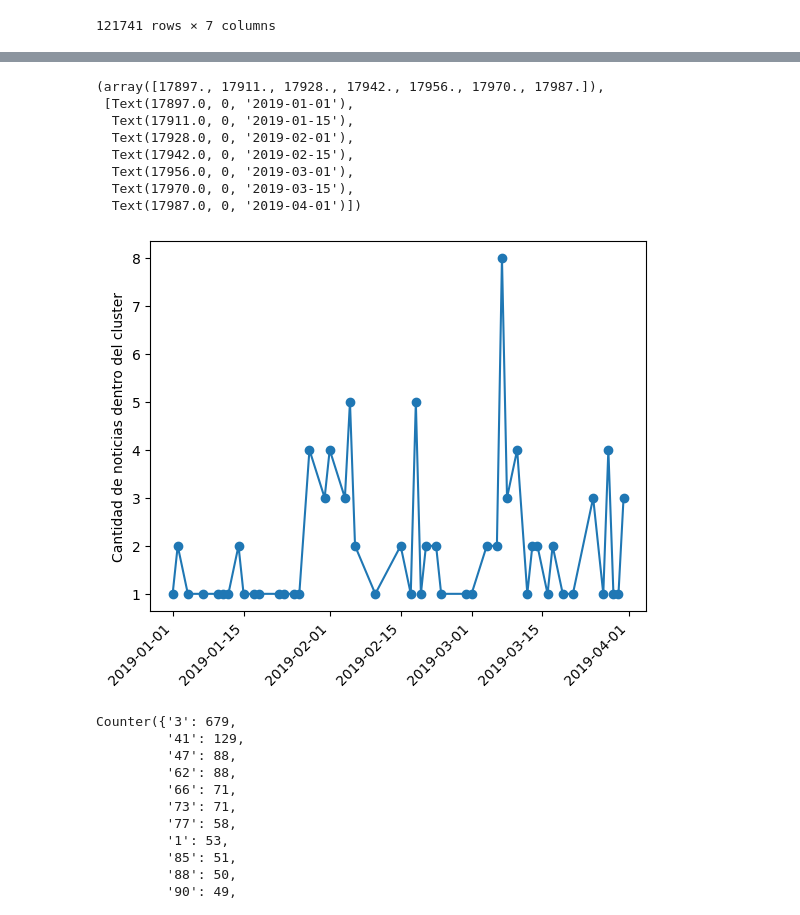
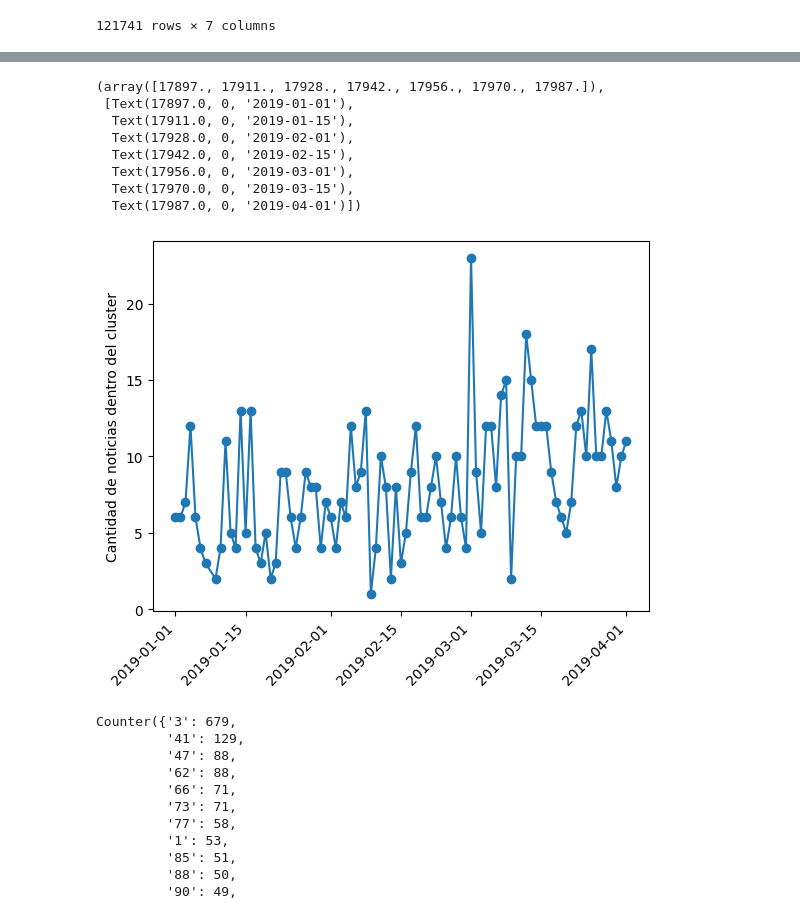
Before and after one commit to Ale-Mildiner/Tesis, a Jupyter notebook: Base_Medios_Arg/series_temporales_clusters.ipynb, the cells around one changed output, grey strips where cells are left out. Drawn from its saved outputs; the diff is of its cells as text; code cells hidden in the pictures.

```diff
--- a/Base_Medios_Arg/series_temporales_clusters.ipynb
+++ b/Base_Medios_Arg/series_temporales_clusters.ipynb
@@ -129,22 +98,22 @@ for i in range(100):
 # %%
-cluster_1 = filt_tres_meses[filt_tres_meses['id_cluster'] == '62']
+cluster_1 = filt_tres_meses[filt_tres_meses['id_cluster'] == '3']
 cluster_1 = cluster_1.drop_duplicates(subset='Link')
 conteo_fechas = cluster_1['Fecha'].value_counts().reset_index()
 cont_ordenado = conteo_fechas.sort_values('Fecha')
 plt.figure()
 plt.plot(cont_ordenado['Fecha'], cont_ordenado['count'], 'o-')
 plt.ylabel('Cantidad de noticias dentro del cluster')
 plt.xticks(rotation=45, ha='right')
 # %% [output]
 (array([17897., 17911., 17928., 17942., 17956., 17970., 17987.]),
  [Text(17897.0, 0, '2019-01-01'),
   Text(17911.0, 0, '2019-01-15'),
   Text(17928.0, 0, '2019-02-01'),
   Text(17942.0, 0, '2019-02-15'),
   Text(17956.0, 0, '2019-03-01'),
   Text(17970.0, 0, '2019-03-15'),
   Text(17987.0, 0, '2019-04-01')])
-[figure, old version]
+[figure, new version]
 # %%
 from collections import Counter
 frecuencia = Counter(cluste_map.values())
```
Also changed, not shown: parts of 4 cells of this notebook, 4 other files.
